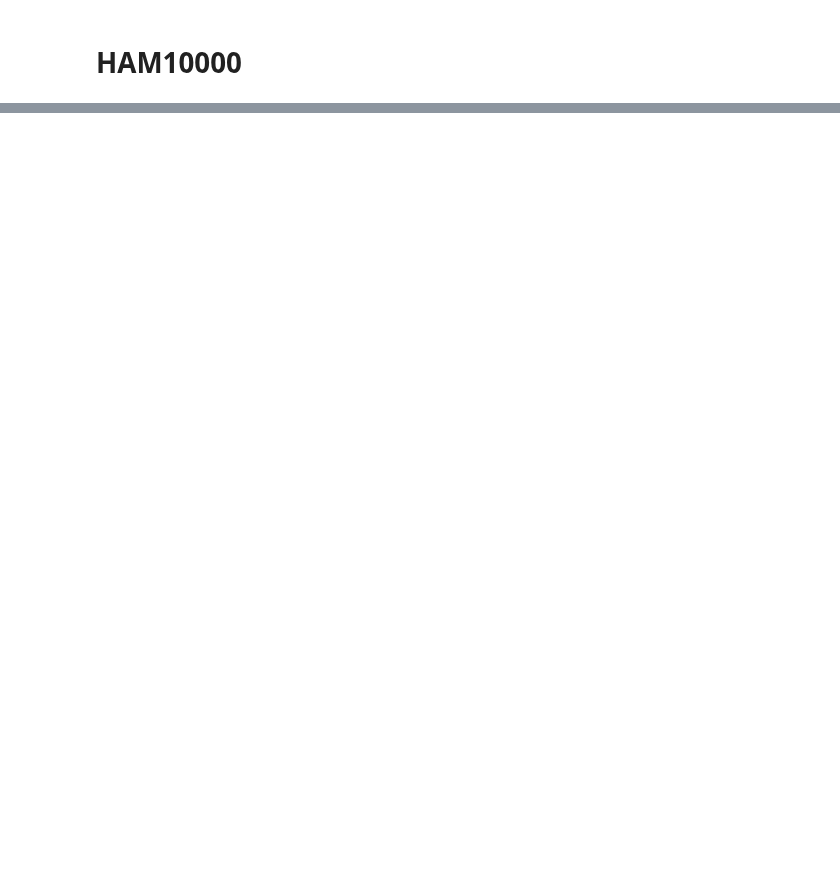
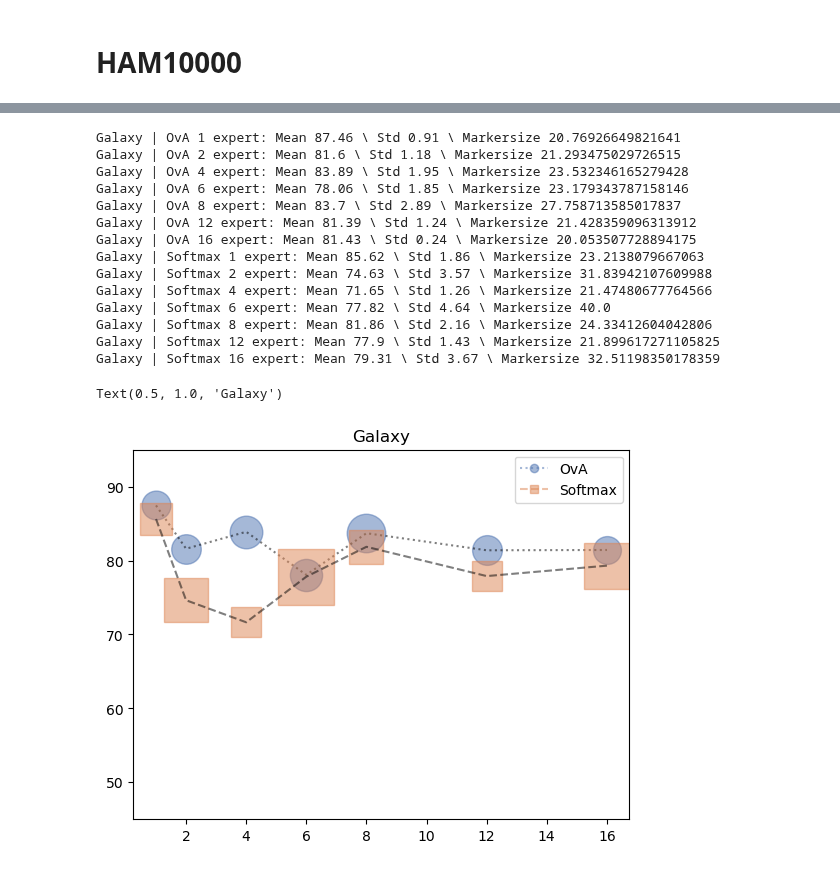
Before and after one commit to rajevv/Multi_L2D, a Jupyter notebook: CIFAR-10/results/datasets_scatter.ipynb, the cells around one changed output, grey strips where cells are left out. Drawn from its saved outputs; the diff is of its cells as text; code cells hidden in the pictures; blank space fills up the shorter version.

```diff
--- a/CIFAR-10/results/datasets_scatter.ipynb
+++ b/CIFAR-10/results/datasets_scatter.ipynb
@@ -77,0 +86,52 @@ exp_list[i]
+# %%
+
+softmax_galaxy_mean = np.array([85.62, 74.63, 71.65, 77.82, 81.86, 77.9, 79.31])
+softmax_galaxy_std = np.array([1.86, 3.57, 1.26, 4.64, 2.16, 1.43, 3.67])
+ova_galaxy_mean = np.array([87.46, 81.60, 83.89, 78.06, 83.70, 81.39, 81.43])
+ova_galaxy_std = np.array([0.91, 1.18, 1.95, 1.85, 2.89, 1.24, 0.24])
+
+max_std = max(max(softmax_galaxy_std), max(ova_galaxy_std))
+# %%
+dataset = "Galaxy"
+# %%
+
+
+markersize = 20
+marker_offset = 20
+
+# OvA
+for i, e in enumerate(exp_list):
+    ova_size = marker_offset + markersize * (ova_galaxy_std[i] / max_std)**2
+    print("{} | OvA {} expert: Mean {} \ Std {} \ Markersize {}".format(dataset, e, ova_galaxy_mean[i], ova_galaxy_std[i], ova_size))
+    plt.plot(exp_list[i],ova_galaxy_mean[i], markersize=ova_size, **ova_plot_args)
+plt.plot(exp_list,ova_galaxy_mean, color="black", linestyle="dotted", alpha=0.5)
+
+# Softmax
+for i, e in enumerate(exp_list):
+    softmax_size = marker_offset + markersize *  (softmax_galaxy_std[i] / max_std)**2
+    print("{} | Softmax {} expert: Mean {} \ Std {} \ Markersize {}".format(dataset, e, softmax_galaxy_mean[i], softmax_galaxy_std[i], softmax_size))
+    plt.plot(exp_list[i], softmax_galaxy_mean[i], markersize=softmax_size, **softmax_plot_args)
+plt.plot(exp_list, softmax_galaxy_mean, color="black", linestyle="dashed", alpha=0.5)
+
+plt.ylim([45, 95])
+ova_leg = mlines.Line2D([], [], label="OvA", **ova_plot_args)
+softmax_leg = mlines.Line2D([], [], label="Softmax", **softmax_plot_args)
+plt.legend(handles=[ova_leg, softmax_leg], loc="best")
+plt.title("{}".format(dataset))
+# %% [output]
+Galaxy | OvA 1 expert: Mean 87.46 \ Std 0.91 \ Markersize 20.76926649821641
+Galaxy | OvA 2 expert: Mean 81.6 \ Std 1.18 \ Markersize 21.293475029726515
+Galaxy | OvA 4 expert: Mean 83.89 \ Std 1.95 \ Markersize 23.532346165279428
+Galaxy | OvA 6 expert: Mean 78.06 \ Std 1.85 \ Markersize 23.179343787158146
+Galaxy | OvA 8 expert: Mean 83.7 \ Std 2.89 \ Markersize 27.758713585017837
+Galaxy | OvA 12 expert: Mean 81.39 \ Std 1.24 \ Markersize 21.428359096313912
+Galaxy | OvA 16 expert: Mean 81.43 \ Std 0.24 \ Markersize 20.053507728894175
+Galaxy | Softmax 1 expert: Mean 85.62 \ Std 1.86 \ Markersize 23.2138079667063
+Galaxy | Softmax 2 expert: Mean 74.63 \ Std 3.57 \ Markersize 31.83942107609988
+Galaxy | Softmax 4 expert: Mean 71.65 \ Std 1.26 \ Markersize 21.47480677764566
+Galaxy | Softmax 6 expert: Mean 77.82 \ Std 4.64 \ Markersize 40.0
+Galaxy | Softmax 8 expert: Mean 81.86 \ Std 2.16 \ Markersize 24.33412604042806
+Galaxy | Softmax 12 expert: Mean 77.9 \ Std 1.43 \ Markersize 21.899617271105825
+Galaxy | Softmax 16 expert: Mean 79.31 \ Std 3.67 \ Markersize 32.51198350178359
+Text(0.5, 1.0, 'Galaxy')
+[figure, added]
```
Also changed, not shown: parts of 6 cells of this notebook.
